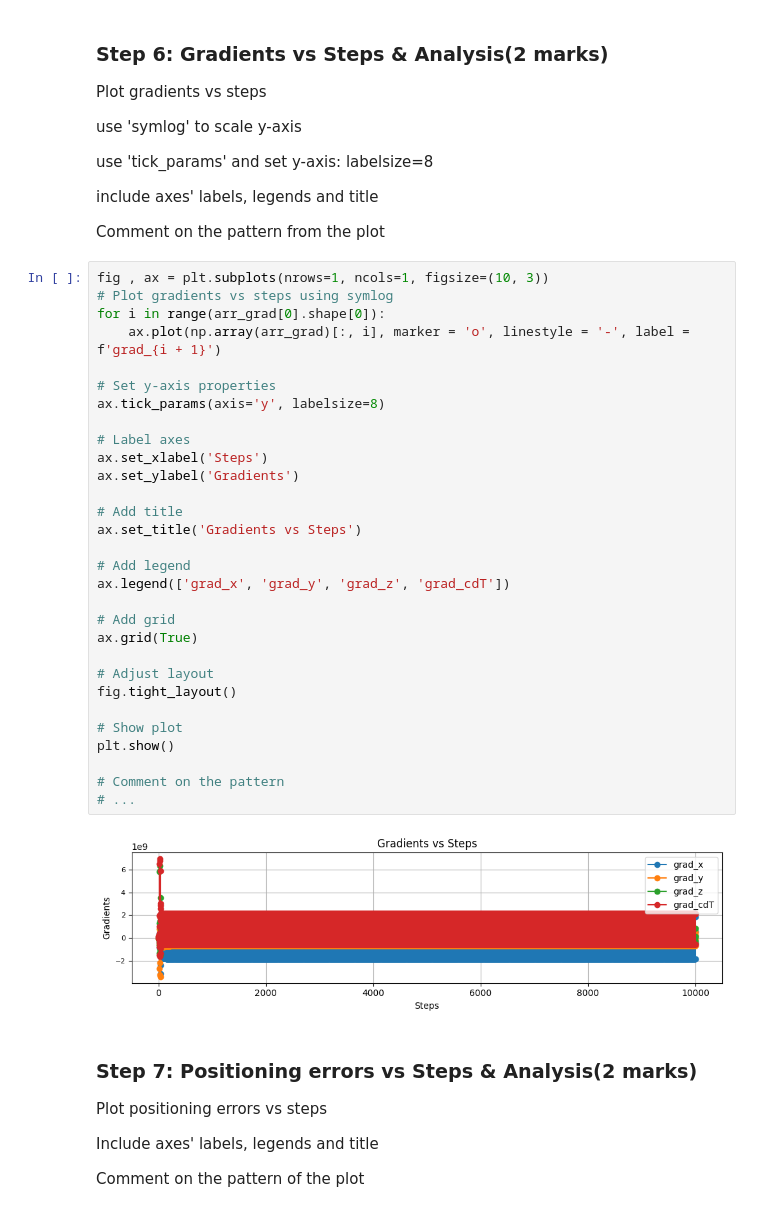
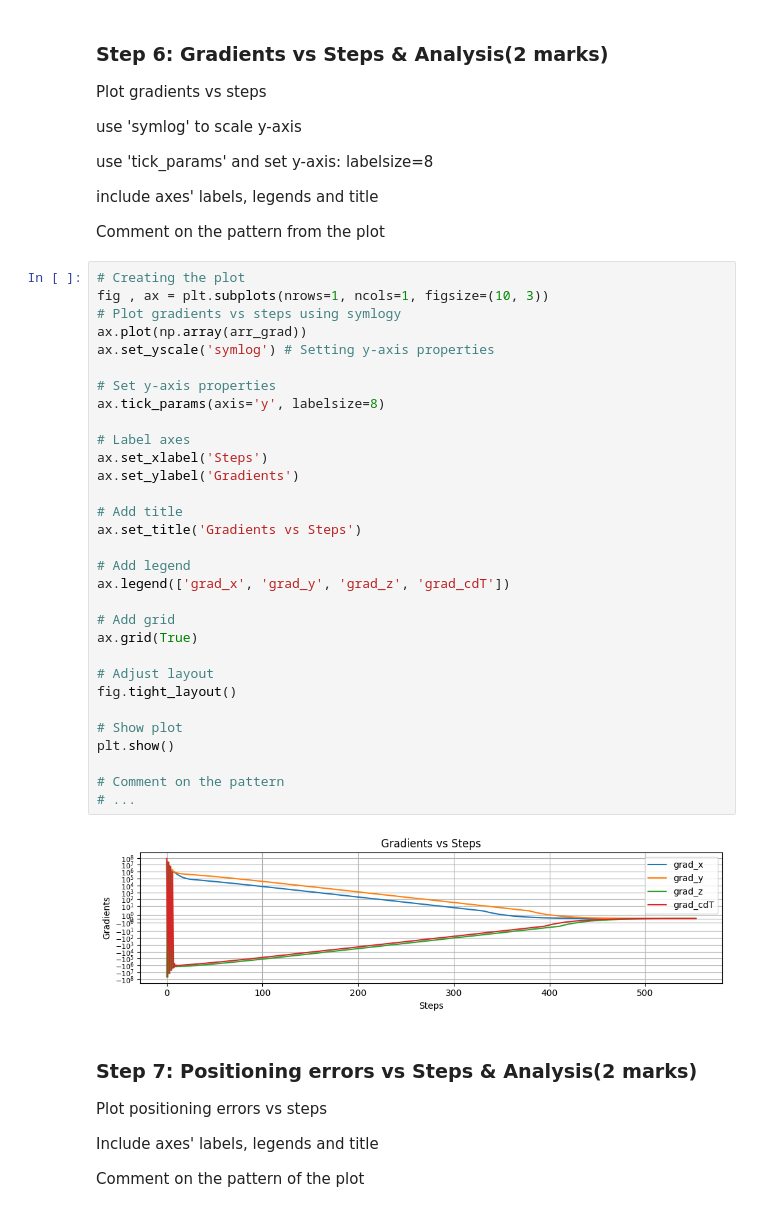
Before and after one commit to ChisomOnyeukwu/engg680_2024_fall, a Jupyter notebook: Lab_Assignment3/Assignment3.ipynb, the cells around one changed output. Drawn from its saved outputs; the diff is of its cells as text.

Commit message:
Concluding 'Non-linear Gradient Descent' section

```diff
--- a/Lab_Assignment3/Assignment3.ipynb
+++ b/Lab_Assignment3/Assignment3.ipynb
@@ -325,37 +350,38 @@ include axes' labels, legends and title
 
 Comment on the pattern from the plot
 # %%
+# Creating the plot
 fig , ax = plt.subplots(nrows=1, ncols=1, figsize=(10, 3))
-# Plot gradients vs steps using symlog
-for i in range(arr_grad[0].shape[0]):
-    ax.plot(np.array(arr_grad)[:, i], marker = 'o', linestyle = '-', label = f'grad_{i + 1}')
+# Plot gradients vs steps using symlogy
+ax.plot(np.array(arr_grad))
+ax.set_yscale('symlog') # Setting y-axis properties
 
 # Set y-axis properties
 ax.tick_params(axis='y', labelsize=8)
 
 # Label axes
 ax.set_xlabel('Steps')
 ax.set_ylabel('Gradients')
 
 # Add title
 ax.set_title('Gradients vs Steps')
 
 # Add legend
 ax.legend(['grad_x', 'grad_y', 'grad_z', 'grad_cdT'])
 
 # Add grid
 ax.grid(True)
 
 # Adjust layout
 fig.tight_layout()
 
 # Show plot
 plt.show()
 
 # Comment on the pattern
 # ...
 # %% [output]
-[figure, old version]
+[figure, new version]
 # %% [markdown]
 ### Step 7: Positioning errors vs Steps & Analysis(2 marks)
 Plot positioning errors vs steps
```
Also changed, not shown: parts of 15 cells of this notebook.
